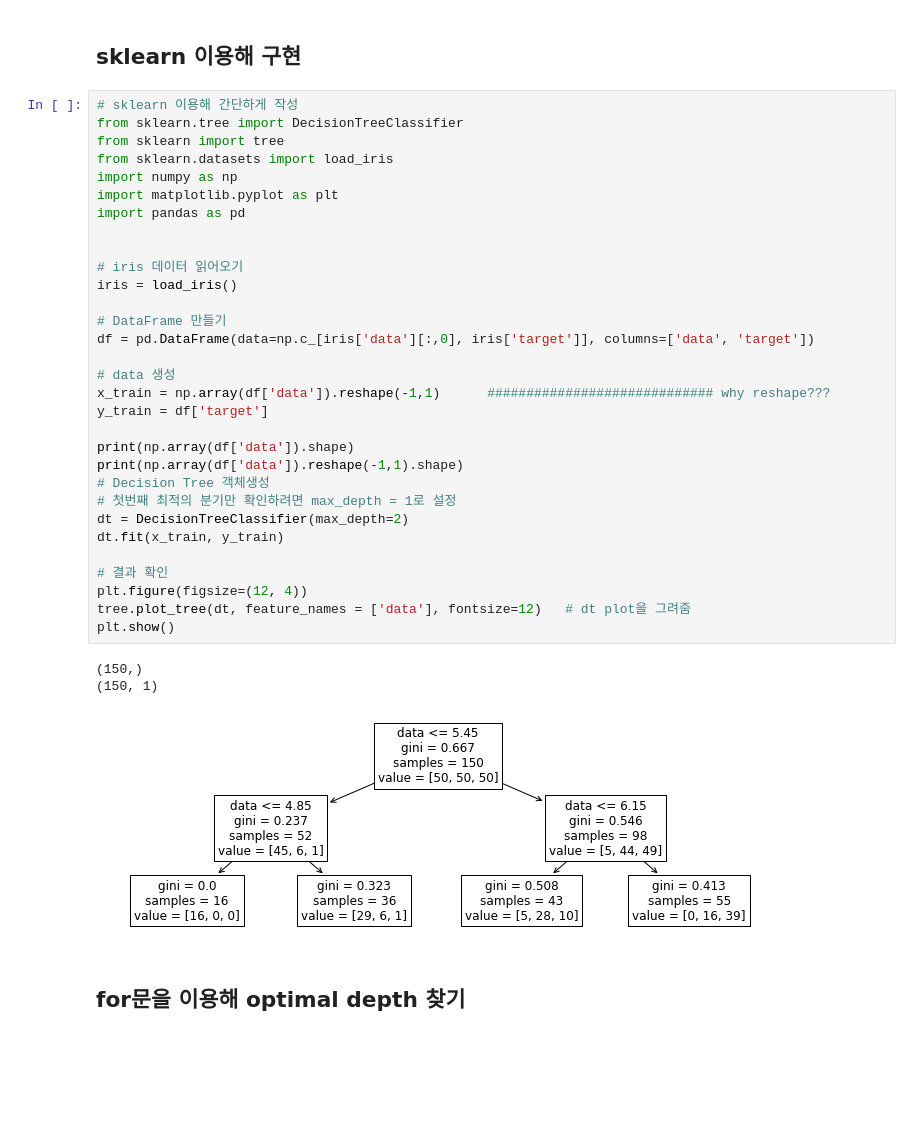
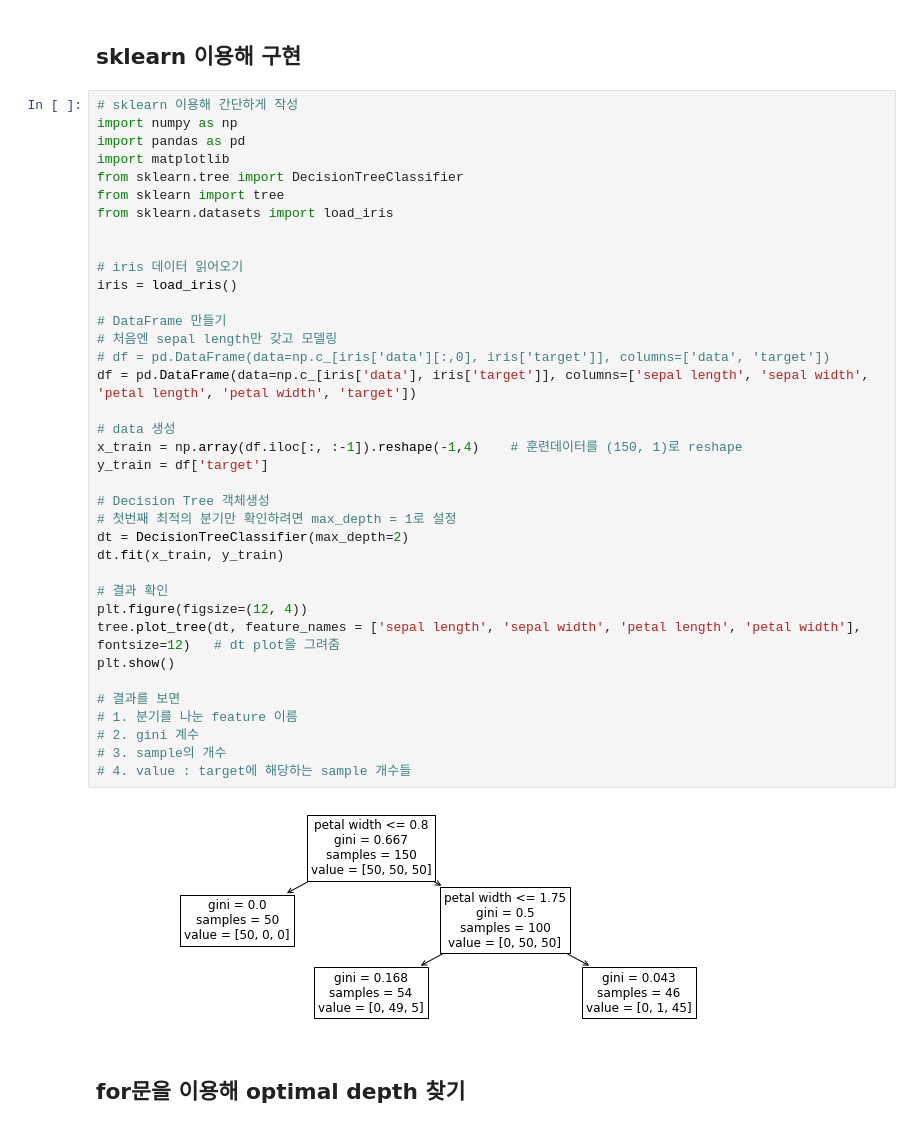
Before and after one commit to plibi/AI, a Jupyter notebook: DecisionTree.ipynb, the cells around one changed output. Cells and saved outputs as stored; diff of their text form; blank space fills up the shorter version.

```diff
--- a/DecisionTree.ipynb
+++ b/DecisionTree.ipynb
@@ -83,39 +83,43 @@ Informaion gain의 최댓값의 인덱스: 11
 ## sklearn 이용해 구현
 # %%
 # sklearn 이용해 간단하게 작성
+import numpy as np
+import pandas as pd
+import matplotlib
 from sklearn.tree import DecisionTreeClassifier
 from sklearn import tree
 from sklearn.datasets import load_iris
-import numpy as np
-import matplotlib.pyplot as plt
-import pandas as pd
 
 
 # iris 데이터 읽어오기
 iris = load_iris()
 
 # DataFrame 만들기
-df = pd.DataFrame(data=np.c_[iris['data'][:,0], iris['target']], columns=['data', 'target'])
+# 처음엔 sepal length만 갖고 모델링
+# df = pd.DataFrame(data=np.c_[iris['data'][:,0], iris['target']], columns=['data', 'target'])
+df = pd.DataFrame(data=np.c_[iris['data'], iris['target']], columns=['sepal length', 'sepal width', 'petal length', 'petal width', 'target'])
 
 # data 생성
-x_train = np.array(df['data']).reshape(-1,1)      ############################# why reshape???
+x_train = np.array(df.iloc[:, :-1]).reshape(-1,4)    # 훈련데이터를 (150, 1)로 reshape
 y_train = df['target']
 
-print(np.array(df['data']).shape)
-print(np.array(df['data']).reshape(-1,1).shape)
 # Decision Tree 객체생성
 # 첫번째 최적의 분기만 확인하려면 max_depth = 1로 설정
 dt = DecisionTreeClassifier(max_depth=2)
 dt.fit(x_train, y_train)
 
 # 결과 확인
 plt.figure(figsize=(12, 4))
-tree.plot_tree(dt, feature_names = ['data'], fontsize=12)   # dt plot을 그려줌
+tree.plot_tree(dt, feature_names = ['sepal length', 'sepal width', 'petal length', 'petal width'], fontsize=12)   # dt plot을 그려줌
 plt.show()
+
+# 결과를 보면
+# 1. 분기를 나눈 feature 이름
+# 2. gini 계수
+# 3. sample의 개수
+# 4. value : target에 해당하는 sample 개수들
 # %% [output]
-(150,)
-(150, 1)
-[figure, old version]
+[figure, new version]
 # %% [markdown]
 ## for문을 이용해 optimal depth 찾기
 # %%
```
Also changed, not shown: parts of 5 cells of this notebook.
